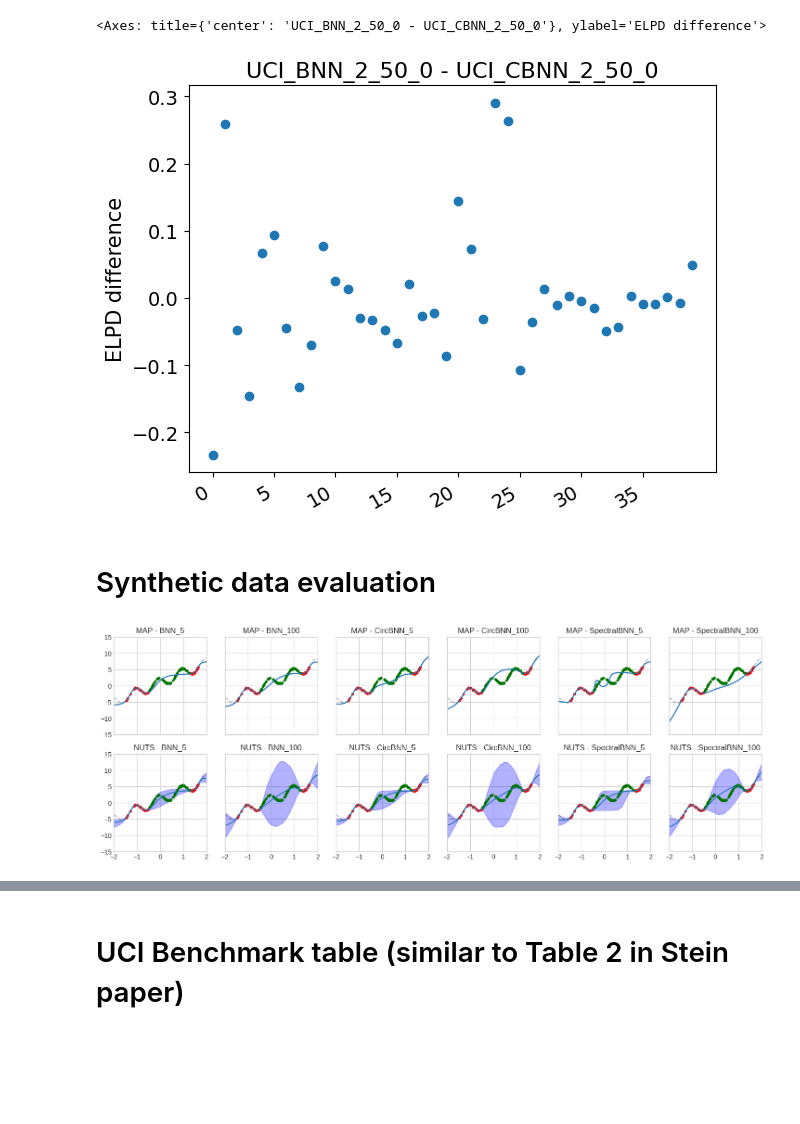
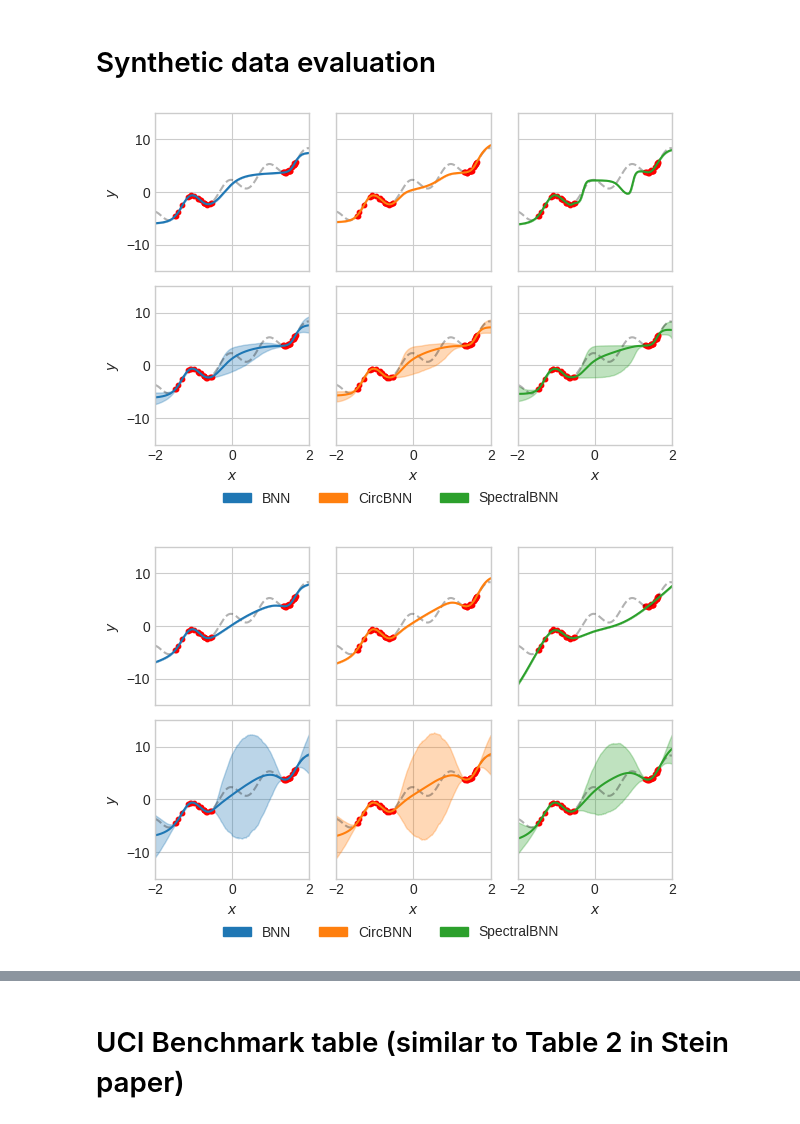
Before and after one commit to Snailed/thesis-code, a Jupyter notebook: notebooks/plot.ipynb, the cells around one changed output, grey strips where cells are left out. Cells and saved outputs as stored; diff of their text form; code cells hidden in the pictures; blank space fills up the shorter version.

```diff
--- a/notebooks/plot.ipynb
+++ b/notebooks/plot.ipynb
@@ -32,7 +35,7 @@ dataset = SyntheticDataset()
 dataset_name = "synthetic"
 # %%
 # Adjust as needed
-SAMPLE_PATH = "../samples/synthetic-1"
+SAMPLE_PATH = "../samples/synthetic-2"
 DATASET = "SyntheticDataset"
 SEED = 10
 
@@ -262,48 +205,73 @@ az.plot_compare(comparison)
-# %%
-az.plot_elpd(compare_dict, xlabels=True)
-# %% [output]
-<Axes: title={'center': 'UCI_BNN_2_50_0 - UCI_CBNN_2_50_0'}, ylabel='ELPD difference'>
-[figure, removed]
 # %% [markdown]
 # Synthetic data evaluation
 # %%
-fig, axs = plt.subplots(ncols=len(samples) // 2, nrows=2, figsize=(3*len(samples) // 2, 3 * 2), sharex=True, sharey=True)
+fig_5, axs_5 = plt.subplots(ncols=len(samples) // 4, nrows=2, figsize=(2*len(samples) // 4, 2 * 2), sharex=True, sharey=True)
+fig_100, axs_100 = plt.subplots(ncols=len(samples) // 4, nrows=2, figsize=(2*len(samples) // 4, 2 * 2), sharex=True, sharey=True)
 
-samples = sorted(samples, key=lambda x: (x["method_name"], x["model"].split("_")[0], int(x["model"].split("_")[1])))
+samples = sorted(samples, key=lambda x: (x["method_name"], int(x["model"].split("_")[1]), x["model"].split("_")[0]))
 
 if len(samples) > 1:
-    axs = axs.ravel()
+    axs_5 = axs_5.ravel()
+    axs_100 = axs_100.ravel()
 
 X_train_normalized, X_train_mean, X_train_std = normalize(dataset.X_train, None, None)
 X_plot = jnp.array(dataset.X_true).reshape(-1, 1)
 X_plot_normalized, _, _ = normalize(X_plot, X_train_mean, X_train_std)
 X_train = dataset.X_train
 y_train = dataset.y_train
-for idx, sample in enumerate(samples):
+color_dict = {
+    "BNN": "tab:blue",
+    "CircBNN": "tab:orange",
+    "SpectralBNN": "tab:green",
+}
+
+i_5 = 0
+i_100 = 0
+for _, sample in enumerate(samples):
     model = getattr(bnns.model_configs, sample["model"])
     post_draws = sample["post_draws"]
     batch_ndims = 1 if sample["method"] == "SVI" else 2
-
+    color = color_dict.get(sample["model"].split("_")[0], "tab:blue")
+    axs = axs_5 if int(sample["model"].split("_")[1]) == 5 else axs_100
+    idx = i_5 if int(sample["model"].split("_")[1]) == 5 else i_100
+    if int(sample["model"].split("_")[1]) == 5:
+        i_5 += 1
+    else:
+        i_100 += 1
     #X_plot = jnp.linspace(X.min(), X.max(), 1000).reshape(-1, 1)
 
     post_draws_no_y = post_draws.copy()
     post_draws_no_y.pop("y_loc", None)
 
     predictive = Predictive(model, posterior_samples=post_draws_no_y, batch_ndims=batch_ndims)
     y_pred = predictive(jax.random.PRNGKey(SEED), X_plot_normalized if sample["method"] == "HMC" else X_plot, D_Y=1, sigma=dataset.noise_level)["y_loc"]
     if y_pred.ndim == 3 and y_pred.shape[0] == 1:
         y_pred = y_pred[0]
     method = sample["method_name"]
     axs[idx].set_xlim(X_plot.min(), X_plot.max())
+    axs[idx].set_xlim(X_plot.min(), X_plot.max())
     axs[idx].set_ylim(-15, 15)
-    axs[idx].set_title(f"{method} - {sample['model']}")
+    axs[idx].set_ylim(-15, 15)
     axs[idx].plot(X_plot, dataset.y_true, "--", color="black", alpha=0.3, label="True Function")
-    axs[idx].plot(X_plot.flatten(), y_pred.mean(axis=0), label=sample["model"])
+    axs[idx].plot(X_plot.flatten(), y_pred.mean(axis=0), label=sample["model"].split("_")[0], color=color)
+    if idx > 2:
+        axs[idx].set_xlabel("$x$")
+    if idx % 3 == 0:
+        axs[idx].set_ylabel("$y$")
 
     y_pred_lower, y_pred_upper = np.percentile(y_pred, [2.5, 97.5], axis=0)
-    axs[idx].fill_between(X_plot.flatten(), y_pred_lower, y_pred_upper, alpha=0.3, color="blue", label="95% Credible Interval")
+    axs[idx].fill_between(X_plot.flatten(), y_pred_lower, y_pred_upper, alpha=0.3, color=color)
 
-    axs[idx].scatter(X_train, y_train, color="red", s=10, label="Train Data")
-    axs[idx].scatter(dataset.X_test_between, dataset.y_test_between, color="green", s=10, label="Test Data")
+    axs[idx].scatter(X_train, y_train, color="red", s=10)
+
+# Use Rectangle patches for legend instead of lines
+import matplotlib.patches as mpatches
+handles = [mpatches.Rectangle((0, 0), 1, 1, color=color, label=label) for label, color in color_dict.items()]
+fig_5.legend(handles=handles, loc="lower center", bbox_to_anchor=(0.5, -0.05), ncol=len(color_dict), frameon=False)
+fig_5.tight_layout()
+fig_100.legend(handles=handles, loc="lower center", bbox_to_anchor=(0.5, -0.05), ncol=len(color_dict), frameon=False)
+fig_100.tight_layout()
+    #axs[idx].scatter(dataset.X_test_between, dataset.y_test_between, color="green", s=10, label="Test Data")
 # %% [output]
-[figure, old version]
+[figure, new version]
+[figure, added]
```
Also changed, not shown: parts of 19 cells of this notebook, 6 other files.
